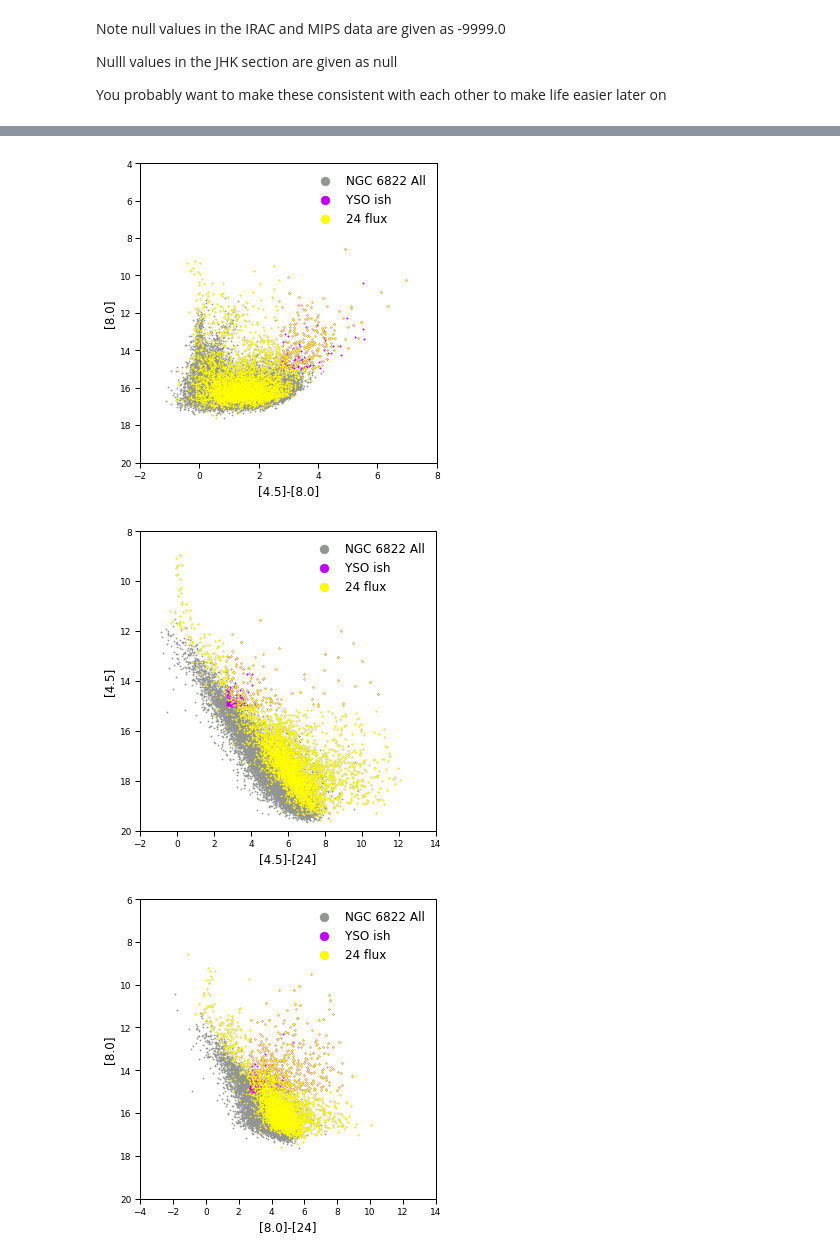
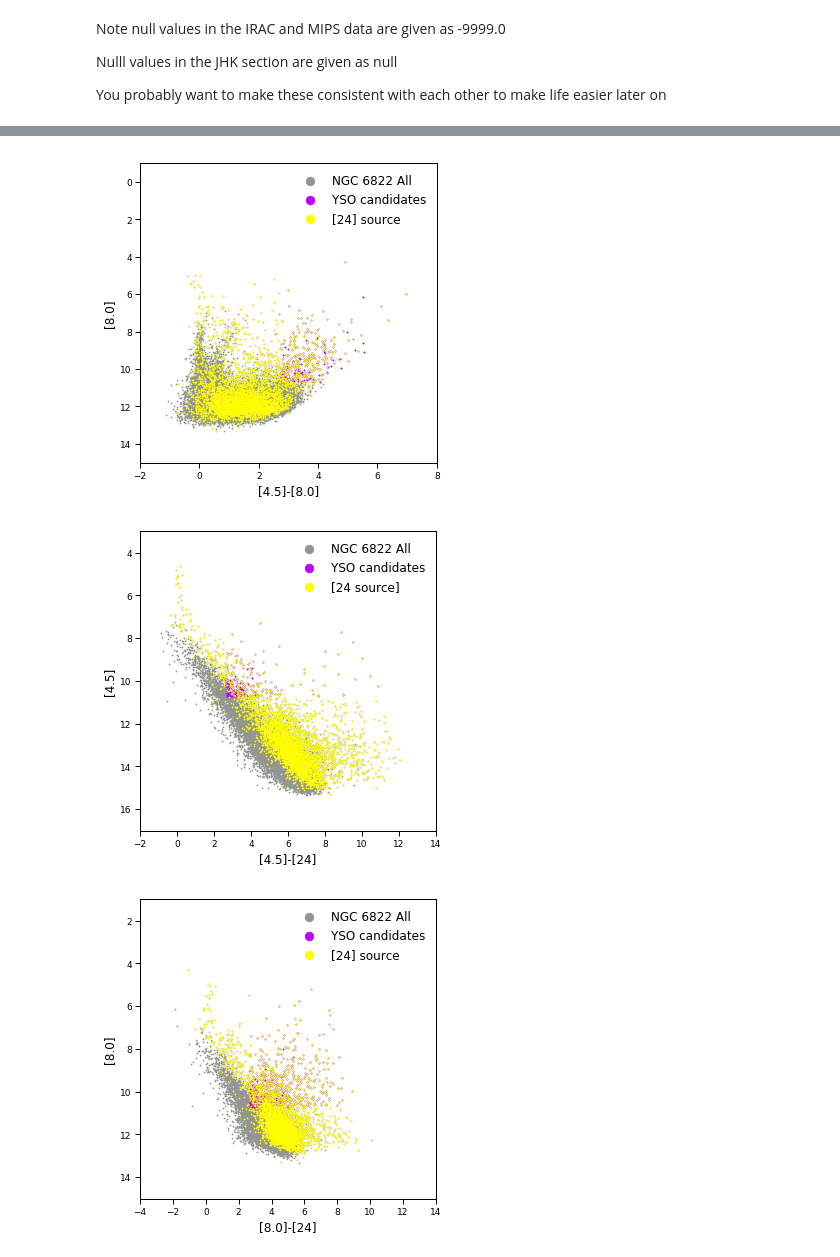
Before and after one commit to MichaelSharp7/YSOs, a Jupyter notebook: NGC6822_eg_trial.ipynb, the cells around one changed output, grey strips where cells are left out. Cells and saved outputs as stored; diff of their text form; code cells hidden in the pictures.

```diff
--- a/NGC6822_eg_trial.ipynb
+++ b/NGC6822_eg_trial.ipynb
@@ -114,15 +143,15 @@ fig = plt.figure(figsize=(5, 5))
 ax = plt.gca()  # Sets up active plot region
 
 # Plot everything
-plt.scatter(data['k36mag']-data['k58mag'], data['k36mag'], s=0.9,color=sns.xkcd_rgb['grey'], label="NGC 6822 All")
+plt.scatter(data['k36mag']-data['k58mag'], data['k36mag']-4.29, s=0.9,color=sns.xkcd_rgb['grey'], label="NGC 6822 All")
 
 # Plot only stars which satify the example cut criteria
-plt.scatter(data['k36mag'][idx_ysoish_3658]-data['k58mag'][idx_ysoish_3658], data['k36mag'][idx_ysoish_3658], s=0.9,color=sns.xkcd_rgb['bright purple'], label="YSO ish")
-plt.scatter(data['k36mag'][MIPS24_idx]-data['k58mag'][MIPS24_idx], data['k36mag'][MIPS24_idx], s=0.9,color=sns.xkcd_rgb['bright yellow'], label="24 flux")
+plt.scatter(data['k36mag'][idx_ysoish_3658]-data['k58mag'][idx_ysoish_3658], data['k36mag'][idx_ysoish_3658]-4.29, s=0.9,color=sns.xkcd_rgb['bright purple'], label="YSO candidates")
+plt.scatter(data['k36mag'][MIPS24_idx]-data['k58mag'][MIPS24_idx], data['k36mag'][MIPS24_idx]-4.29, s=0.9,color=sns.xkcd_rgb['bright yellow'], label="[24] source")
 
 # Set limits if automatic values dont work well
 plt.xlim(-2,8)      # Set the x-axis limits
-plt.ylim(22,8)           # Set the y-axis limits NB Smaller numbers are bighter in magnitudes so flip max/min values
+plt.ylim(17,3)           # Set the y-axis limits NB Smaller numbers are bighter in magnitudes so flip max/min values
 
 # Set the axis lables
 plt.xlabel("[3.6]-[5.8]", fontsize=12)
@@ -158,15 +187,15 @@ fig = plt.figure(figsize=(5, 5))
 ax = plt.gca()  # Sets up active plot region
 
 # Plot everything
-plt.scatter(data['k45mag']-data['k58mag'], data['k45mag'], s=0.9,color=sns.xkcd_rgb['grey'], label="NGC 6822 All")
+plt.scatter(data['k45mag']-data['k58mag'], data['k45mag']-4.29, s=0.9,color=sns.xkcd_rgb['grey'], label="NGC 6822 All")
 
 # Plot only stars which satify the example cut criteria
-plt.scatter(data['k45mag'][idx_ysoish_4558]-data['k58mag'][idx_ysoish_4558], data['k45mag'][idx_ysoish_4558], s=0.9,color=sns.xkcd_rgb['bright purple'], label="YSO ish")
-plt.scatter(data['k45mag'][MIPS24_idx]-data['k58mag'][MIPS24_idx], data['k45mag'][MIPS24_idx], s=0.9,color=sns.xkcd_rgb['bright yellow'], label="24 flux")
+plt.scatter(data['k45mag'][idx_ysoish_4558]-data['k58mag'][idx_ysoish_4558], data['k45mag'][idx_ysoish_4558]-4.29, s=0.9,color=sns.xkcd_rgb['bright purple'], label="YSO candidates")
+plt.scatter(data['k45mag'][MIPS24_idx]-data['k58mag'][MIPS24_idx], data['k45mag'][MIPS24_idx]-4.29, s=0.9,color=sns.xkcd_rgb['bright yellow'], label="[24] source")
 
 # Set limits if automatic values dont work well
 plt.xlim(-2,8)      # Set the x-axis limits
-plt.ylim(22,8)           # Set the y-axis limits NB Smaller numbers are bighter in magnitudes so flip max/min values
+plt.ylim(17,3)           # Set the y-axis limits NB Smaller numbers are bighter in magnitudes so flip max/min values
 
 # Set the axis lables
 plt.xlabel("[4.5]-[5.8]", fontsize=12)
@@ -200,15 +229,15 @@ fig = plt.figure(figsize=(5, 5))
 ax = plt.gca()  # Sets up active plot region
 
 # Plot everything
-plt.scatter(data['k45mag']-data['k80mag'], data['k80mag'], s=0.9,color=sns.xkcd_rgb['grey'], label="NGC 6822 All")
+plt.scatter(data['k45mag']-data['k80mag'], data['k80mag']-4.29, s=0.9,color=sns.xkcd_rgb['grey'], label="NGC 6822 All")
 
 # Plot only stars which satify the example cut criteria
-plt.scatter(data['k45mag'][idx_ysoish_4580]-data['k80mag'][idx_ysoish_4580], data['k80mag'][idx_ysoish_4580], s=0.9,color=sns.xkcd_rgb['bright purple'], label="YSO ish")
-plt.scatter(data['k45mag'][MIPS24_idx]-data['k80mag'][MIPS24_idx], data['k80mag'][MIPS24_idx], s=0.9,color=sns.xkcd_rgb['bright yellow'], label="24 flux")
+plt.scatter(data['k45mag'][idx_ysoish_4580]-data['k80mag'][idx_ysoish_4580], data['k80mag'][idx_ysoish_4580]-4.29, s=0.9,color=sns.xkcd_rgb['bright purple'], label="YSO candidates")
+plt.scatter(data['k45mag'][MIPS24_idx]-data['k80mag'][MIPS24_idx], data['k80mag'][MIPS24_idx]-4.29, s=0.9,color=sns.xkcd_rgb['bright yellow'], label="[24] source")
 
 # Set limits if automatic values dont work well
 plt.xlim(-2,8)      # Set the x-axis limits
-plt.ylim(20,4)           # Set the y-axis limits NB Smaller numbers are bighter in magnitudes so flip max/min values
+plt.ylim(15,-1)           # Set the y-axis limits NB Smaller numbers are bighter in magnitudes so flip max/min values
 
 # Set the axis lables
 plt.xlabel("[4.5]-[8.0]", fontsize=12)
@@ -244,15 +273,15 @@ fig = plt.figure(figsize=(5, 5))
 ax = plt.gca()  # Sets up active plot region
 
 # Plot everything
-plt.scatter(data['k45mag']-data['k24mag'], data['k45mag'], s=0.9,color=sns.xkcd_rgb['grey'], label="NGC 6822 All")
+plt.scatter(data['k45mag']-data['k24mag'], data['k45mag']-4.29, s=0.9,color=sns.xkcd_rgb['grey'], label="NGC 6822 All")
 
 # Plot only stars which satify the example cut criteria
-plt.scatter(data['k45mag'][idx_ysoish_4524]-data['k24mag'][idx_ysoish_4524], data['k45mag'][idx_ysoish_4524], s=0.9,color=sns.xkcd_rgb['bright purple'], label="YSO ish")
-plt.scatter(data['k45mag'][MIPS24_idx]-data['k24mag'][MIPS24_idx], data['k45mag'][MIPS24_idx], s=0.9,color=sns.xkcd_rgb['bright yellow'], label="24 flux")
+plt.scatter(data['k45mag'][idx_ysoish_4524]-data['k24mag'][idx_ysoish_4524], data['k45mag'][idx_ysoish_4524]-4.29, s=0.9,color=sns.xkcd_rgb['bright purple'], label="YSO candidates")
+plt.scatter(data['k45mag'][MIPS24_idx]-data['k24mag'][MIPS24_idx], data['k45mag'][MIPS24_idx]-4.29, s=0.9,color=sns.xkcd_rgb['bright yellow'], label="[24 source]")
 
 # Set limits if automatic values dont work well
 plt.xlim(-2,14)      # Set the x-axis limits
-plt.ylim(20,8)           # Set the y-axis limits NB Smaller numbers are bighter in magnitudes so flip max/min values
+plt.ylim(17,3)           # Set the y-axis limits NB Smaller numbers are bighter in magnitudes so flip max/min values
 
 # Set the axis lables
 plt.xlabel("[4.5]-[24]", fontsize=12)
@@ -286,15 +315,15 @@ fig = plt.figure(figsize=(5, 5))
 ax = plt.gca()  # Sets up active plot region
 
 # Plot everything
-plt.scatter(data['k80mag']-data['k24mag'], data['k80mag'], s=0.9,color=sns.xkcd_rgb['grey'], label="NGC 6822 All")
+plt.scatter(data['k80mag']-data['k24mag'], data['k80mag']-4.29, s=0.9,color=sns.xkcd_rgb['grey'], label="NGC 6822 All")
 
 # Plot only stars which satify the example cut criteria
-plt.scatter(data['k80mag'][idx_ysoish_8024]-data['k24mag'][idx_ysoish_8024], data['k80mag'][idx_ysoish_8024], s=0.9,color=sns.xkcd_rgb['bright purple'], label="YSO ish")
-plt.scatter(data['k80mag'][MIPS24_idx]-data['k24mag'][MIPS24_idx], data['k80mag'][MIPS24_idx], s=0.9,color=sns.xkcd_rgb['bright yellow'], label="24 flux")
+plt.scatter(data['k80mag'][idx_ysoish_8024]-data['k24mag'][idx_ysoish_8024], data['k80mag'][idx_ysoish_8024]-4.29, s=0.9,color=sns.xkcd_rgb['bright purple'], label="YSO candidates")
+plt.scatter(data['k80mag'][MIPS24_idx]-data['k24mag'][MIPS24_idx], data['k80mag'][MIPS24_idx]-4.29, s=0.9,color=sns.xkcd_rgb['bright yellow'], label="[24] source")
 
 # Set limits if automatic values dont work well
 plt.xlim(-4,14)      # Set the x-axis limits
-plt.ylim(20,6)           # Set the y-axis limits NB Smaller numbers are bighter in magnitudes so flip max/min values
+plt.ylim(15,1)           # Set the y-axis limits NB Smaller numbers are bighter in magnitudes so flip max/min values
 
 # Set the axis lables
 plt.xlabel("[8.0]-[24]", fontsize=12)
@@ -328,15 +357,15 @@ fig = plt.figure(figsize=(5, 5))
 ax = plt.gca()  # Sets up active plot region
 
 # Plot everything
-plt.scatter(data['k36mag']-data['k45mag'], data['k36mag'], s=0.9,color=sns.xkcd_rgb['grey'], label="NGC 6822 All")
+plt.scatter(data['k36mag']-data['k45mag'], data['k36mag']-4.29, s=0.9,color=sns.xkcd_rgb['grey'], label="NGC 6822 All")
 
 # Plot only stars which satify the example cut criteria
-plt.scatter(data['k36mag'][idx_ysoish_3645]-data['k45mag'][idx_ysoish_3645], data['k36mag'][idx_ysoish_3645], s=0.9,color=sns.xkcd_rgb['bright purple'], label="YSO ish")
-plt.scatter(data['k36mag'][MIPS24_idx]-data['k45mag'][MIPS24_idx], data['k36mag'][MIPS24_idx], s=0.9,color=sns.xkcd_rgb['bright yellow'], label="24 flux")
+plt.scatter(data['k36mag'][idx_ysoish_3645]-data['k45mag'][idx_ysoish_3645], data['k36mag'][idx_ysoish_3645]-4.29, s=0.9,color=sns.xkcd_rgb['bright purple'], label="YSO candidates")
+plt.scatter(data['k36mag'][MIPS24_idx]-data['k45mag'][MIPS24_idx], data['k36mag'][MIPS24_idx]-4.29, s=0.9,color=sns.xkcd_rgb['bright yellow'], label="[24] source")
 
 # Set limits if automatic values dont work well
 plt.xlim(-4,6)      # Set the x-axis limits
-plt.ylim(24,6)           # Set the y-axis limits NB Smaller numbers are bighter in magnitudes so flip max/min values
+plt.ylim(19,1)           # Set the y-axis limits NB Smaller numbers are bighter in magnitudes so flip max/min values
 
 # Set the axis lables
 plt.xlabel("[3.6]-[4.5]", fontsize=12)
@@ -355,3 +384,3 @@ plt.close()
-[figure, old version]
+[figure, new version]
-[figure, old version]
+[figure, new version]
-[figure, old version]
+[figure, new version]
```
Also changed, not shown: parts of 6 cells of this notebook.
